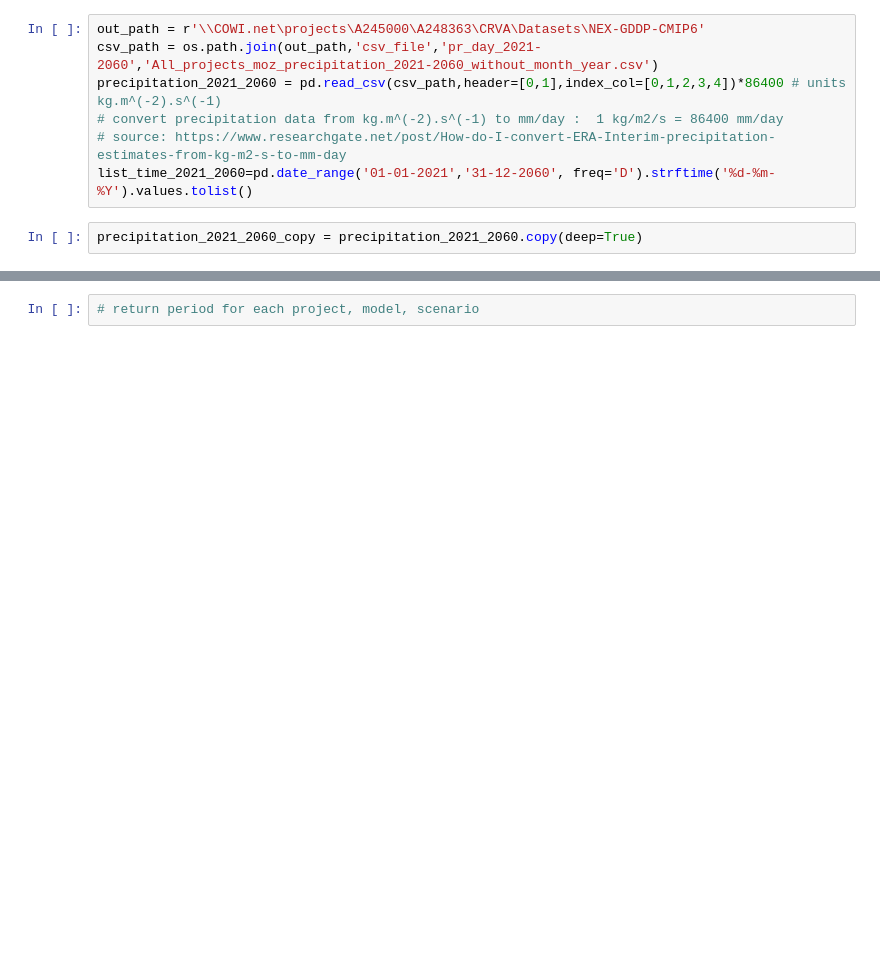
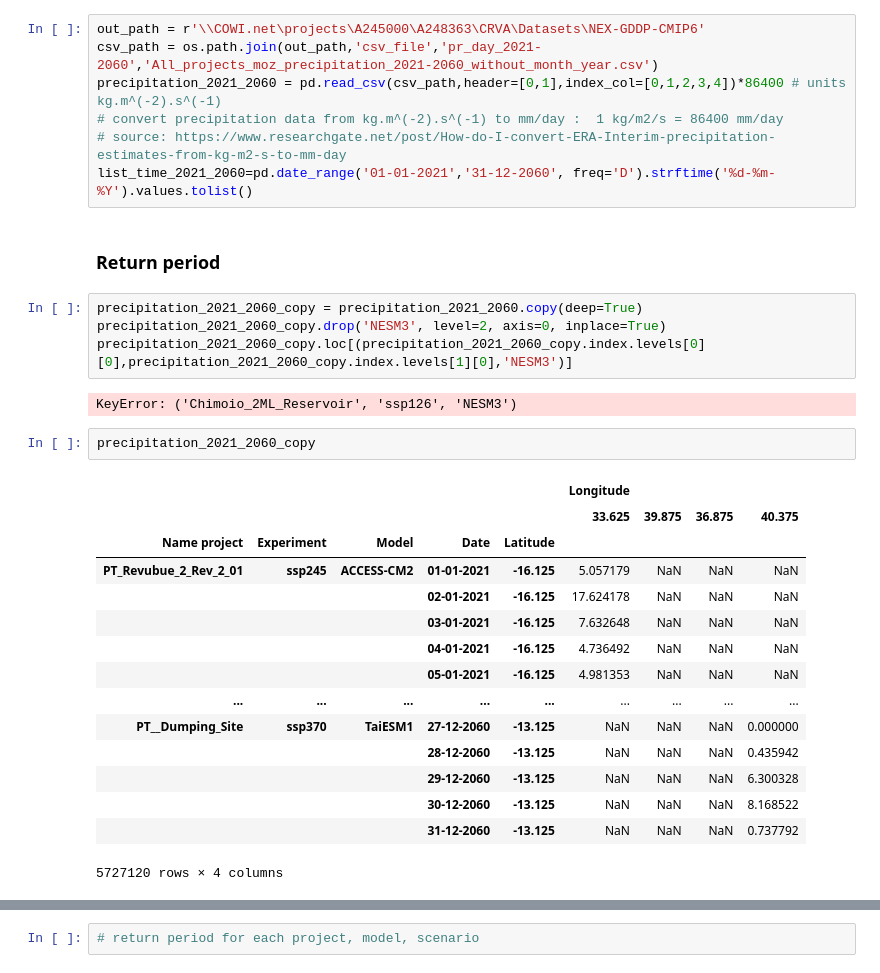
Before and after one commit to RaphaelPB/CRVA_tool, a Jupyter notebook: Functions_Indicators_precipitation.ipynb, the cells around one changed output, grey strips where cells are left out. Cells and saved outputs as stored; diff of their text form; blank space fills up the shorter version.

```diff
--- a/Functions_Indicators_precipitation.ipynb
+++ b/Functions_Indicators_precipitation.ipynb
@@ -21,6 +21,30 @@ precipitation_2021_2060 = pd.read_csv(csv_path,header=[0,1],index_col=[0,1,2,3,4
 # convert precipitation data from kg.m^(-2).s^(-1) to mm/day :  1 kg/m2/s = 86400 mm/day
 # source: https://www.researchgate.net/post/How-do-I-convert-ERA-Interim-precipitation-estimates-from-kg-m2-s-to-mm-day
 list_time_2021_2060=pd.date_range('01-01-2021','31-12-2060', freq='D').strftime('%d-%m-%Y').values.tolist()
+# %% [markdown]
+### Return period
 # %%
 precipitation_2021_2060_copy = precipitation_2021_2060.copy(deep=True)
+precipitation_2021_2060_copy.drop('NESM3', level=2, axis=0, inplace=True)
+precipitation_2021_2060_copy.loc[(precipitation_2021_2060_copy.index.levels[0][0],precipitation_2021_2060_copy.index.levels[1][0],'NESM3')]
+# %% [output]
+KeyError: ('Chimoio_2ML_Reservoir', 'ssp126', 'NESM3')
+# %%
+precipitation_2021_2060_copy
+# %% [output]
+|  |  |  |  |  | Longitude |  |  |  |
+|  |  |  |  |  | 33.625 | 39.875 | 36.875 | 40.375 |
+| Name project | Experiment | Model | Date | Latitude |  |  |  |  |
+| PT_Revubue_2_Rev_2_01 | ssp245 | ACCESS-CM2 | 01-01-2021 | -16.125 | 5.057179 | NaN | NaN | NaN |
+|  |  |  | 02-01-2021 | -16.125 | 17.624178 | NaN | NaN | NaN |
+|  |  |  | 03-01-2021 | -16.125 | 7.632648 | NaN | NaN | NaN |
+|  |  |  | 04-01-2021 | -16.125 | 4.736492 | NaN | NaN | NaN |
+|  |  |  | 05-01-2021 | -16.125 | 4.981353 | NaN | NaN | NaN |
+| ... | ... | ... | ... | ... | ... | ... | ... | ... |
+| PT__Dumping_Site | ssp370 | TaiESM1 | 27-12-2060 | -13.125 | NaN | NaN | NaN | 0.000000 |
+|  |  |  | 28-12-2060 | -13.125 | NaN | NaN | NaN | 0.435942 |
+|  |  |  | 29-12-2060 | -13.125 | NaN | NaN | NaN | 6.300328 |
+|  |  |  | 30-12-2060 | -13.125 | NaN | NaN | NaN | 8.168522 |
+|  |  |  | 31-12-2060 | -13.125 | NaN | NaN | NaN | 0.737792 |
+5727120 rows × 4 columns
 # %%
```
Also changed, not shown: parts of 32 cells of this notebook, 2 other files.
